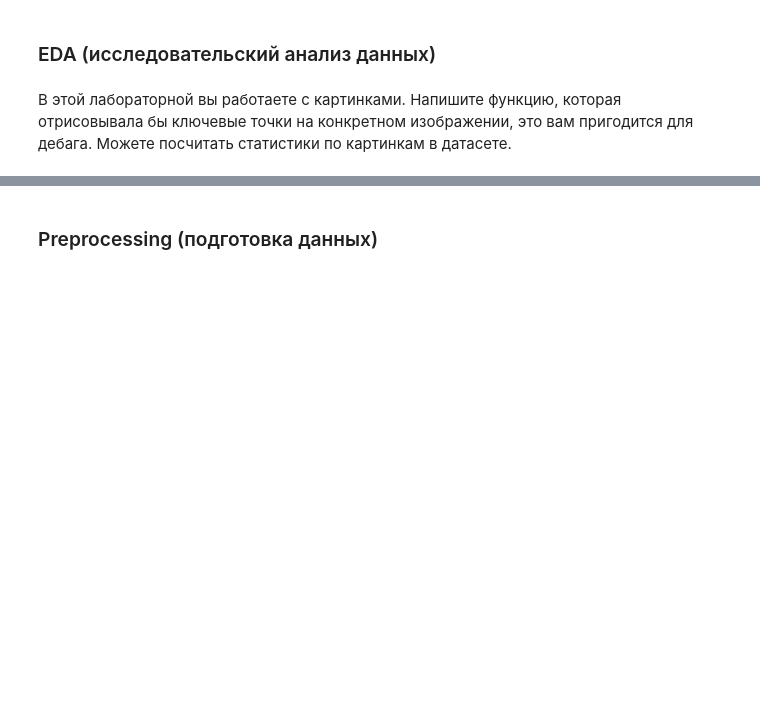
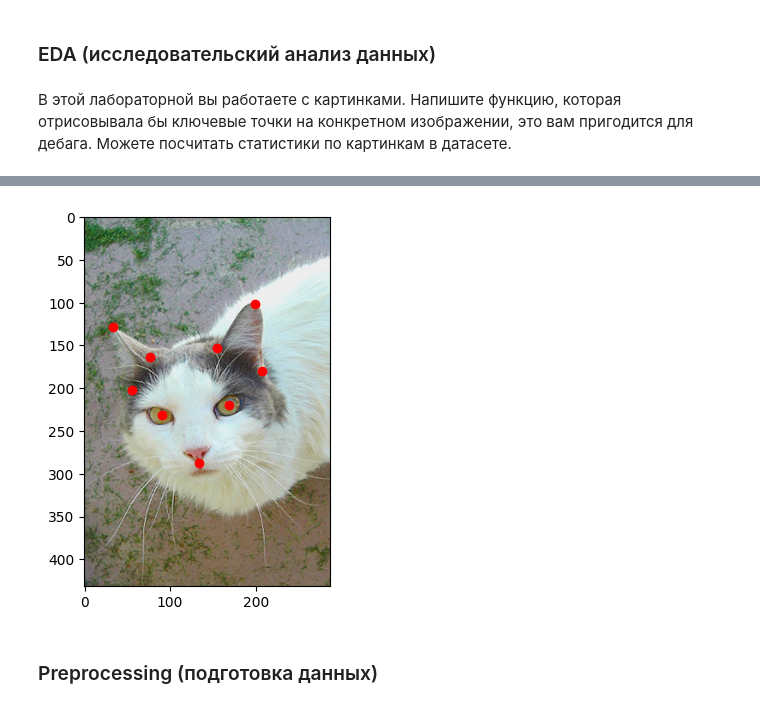
Before and after one commit to YARTEMIY/ml_dist_mipt, a Jupyter notebook: laboratory/lab3/Яровиков_Артемий_Пермь.ipynb, the cells around one changed output, grey strips where cells are left out. Saved outputs shown, nothing was run; the diff lists cells and outputs as text; code cells hidden in the pictures; blank space fills up the shorter version.

```diff
--- a/laboratory/lab3/Яровиков_Артемий_Пермь.ipynb
+++ b/laboratory/lab3/Яровиков_Артемий_Пермь.ipynb
@@ -70,0 +199,9 @@ np.random.seed(my_seed)
+# %%
+# Пример работы visualize_keypoints
+image_path = PATH_TO_IMAGE_TRAIN + "/"+ train_labels.iloc[1, -1]
+
+keypoints = train_labels.iloc[1, :-1].to_numpy().astype(float)
+
+visualize_keypoints(image_path, keypoints)
+# %% [output]
+[figure, added]
```
Also changed, not shown: parts of 27 cells of this notebook.
